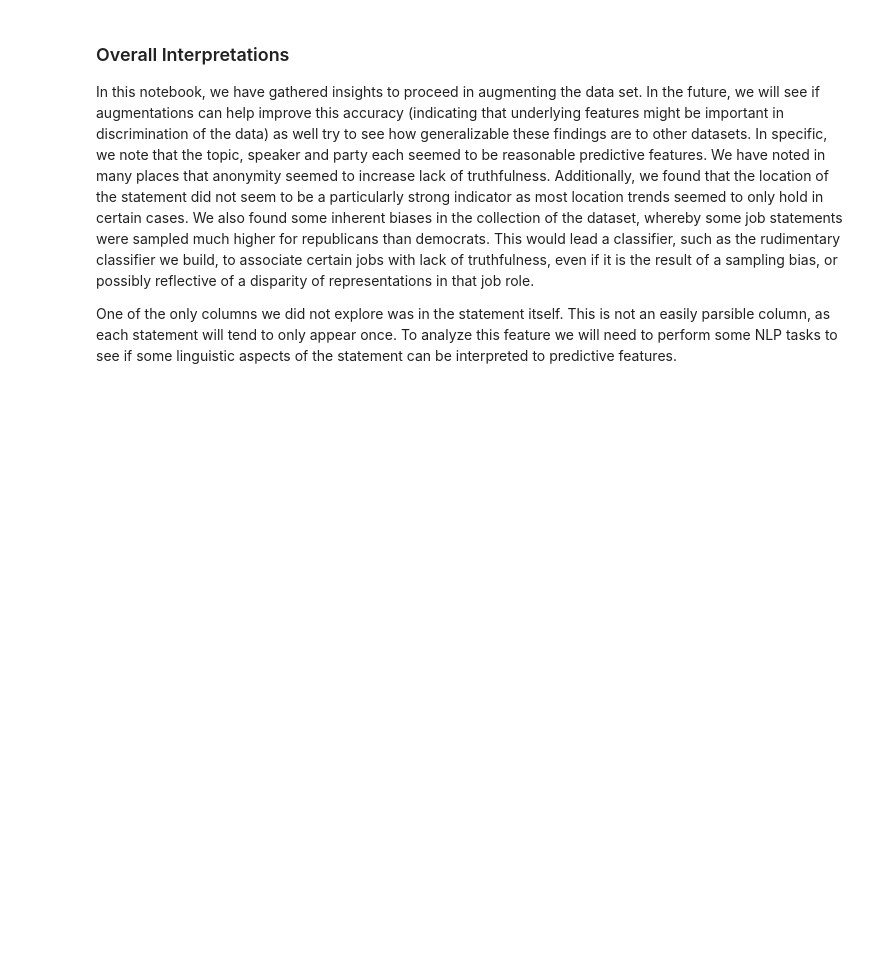
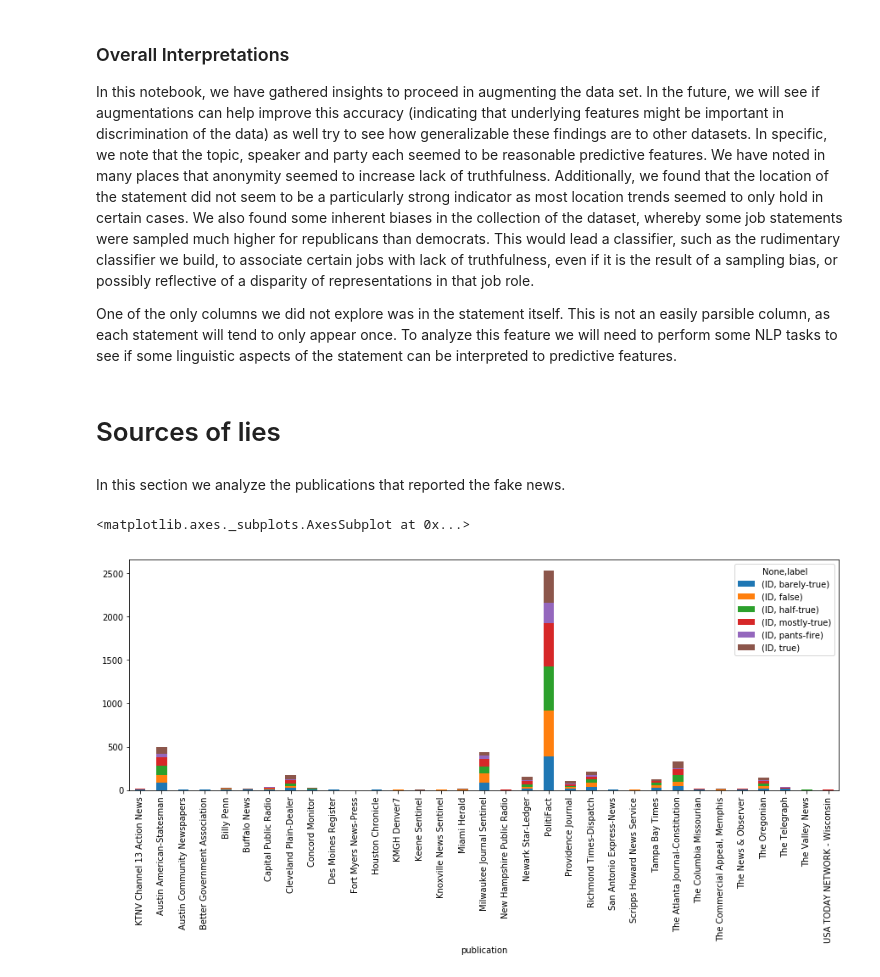
Before and after one commit to mikanikos/Features-of-Lies, a Jupyter notebook: Exploration.ipynb, the cells around one changed output. Saved outputs shown, nothing was run; the diff lists cells and outputs as text; code cells hidden in the pictures; blank space fills up the shorter version.

```diff
--- a/Exploration.ipynb
+++ b/Exploration.ipynb
@@ -31,14 +36,16 @@ We want to answer some basic questions about the subject feature. This might exp
 - Find a way to visualize how truth relates to this feature.
 # %%
 ## Define paths
-DATA_FOLDER = './liar_dataset/'
-DATA_PATH = DATA_FOLDER + 'train.tsv'
+DATA_FOLDER = './data/'
+TRAIN_PATH = DATA_FOLDER + 'train.tsv'
+TEST_PATH = DATA_FOLDER + 'test.tsv'
+VALID_PATH = DATA_FOLDER + 'valid.tsv'
 # %%
 ## Load raw data
 cols = ["ID", "label", "statement", "subject", "speaker", "job", "state", "party", "barely_true_cts",
         "false_cts", "half_true_cts", "mostly_true_cts", "pants_on_fire_cts", "context"]
 
-df_raw = pd.read_table(DATA_PATH, header=None)
+df_raw = pd.read_table(TRAIN_PATH, header=None)
 df_raw.columns = cols
 df_raw.head(2)
 # %% [output]
@@ -678,3 +659,7 @@ plot_truthfulness(bd_norm, 'year')
 In this notebook, we have gathered insights to proceed in augmenting the data set. In the future, we will see if augmentations can help improve this accuracy (indicating that underlying features might be important in discrimination of the data) as well try to see how generalizable these findings are to other datasets. In specific, we note that the topic, speaker and party each seemed to be reasonable predictive features. We have noted in many places that anonymity seemed to increase lack of truthfulness. Additionally, we found that the location of the statement did not seem to be a particularly strong indicator as most location trends seemed to only hold in certain cases. We also found some inherent biases in the collection of the dataset, whereby some job statements were sampled much higher for republicans than democrats. This would lead a classifier, such as the rudimentary classifier we build, to associate certain jobs with lack of truthfulness, even if it is the result of a sampling bias, or possibly reflective of a disparity of representations in that job role.
 
 One of the only columns we did not explore was in the statement itself. This is not an easily parsible column, as each statement will tend to only appear once. To analyze this feature we will need to perform some NLP tasks to see if some linguistic aspects of the statement can be interpreted to predictive features.
+# %% [markdown]
+# Sources of lies
+# %% [markdown]
+In this section we analyze the publications that reported the fake news.
@@ -680,0 +669,12 @@ One of the only columns we did not explore was in the statement itself. This is
+# %%
+publications = polidact_data.author.apply(lambda x: x[0].get('publication').get('publication_name') if x else "")
+publications = publications[publications != ""]
+df = df_raw.iloc[0:5000]
+publications = publications.iloc[0:5000]
+publications.name = "publication"
+publ_label = pd.concat([df, publications], axis=1, sort=False)
+breakdown = by_label(publ_label, 'publication')
+breakdown.unstack().plot(kind='bar', stacked=True, figsize=(15,5))
+# %% [output]
+<matplotlib.axes._subplots.AxesSubplot at 0x...>
+[figure, added]
```
Also changed, not shown: parts of 87 cells of this notebook.
